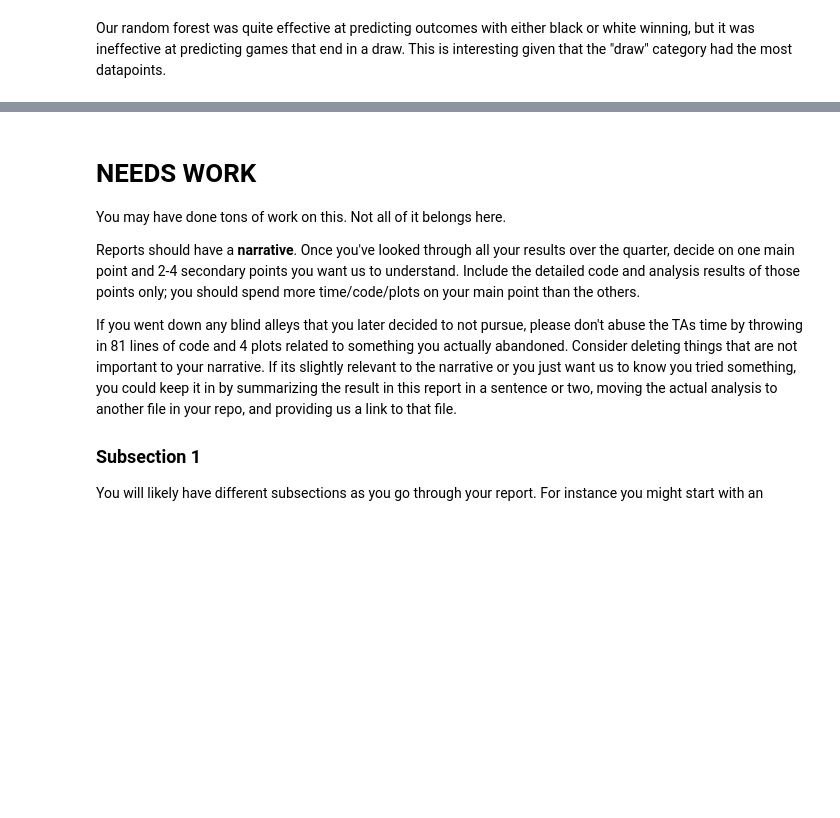
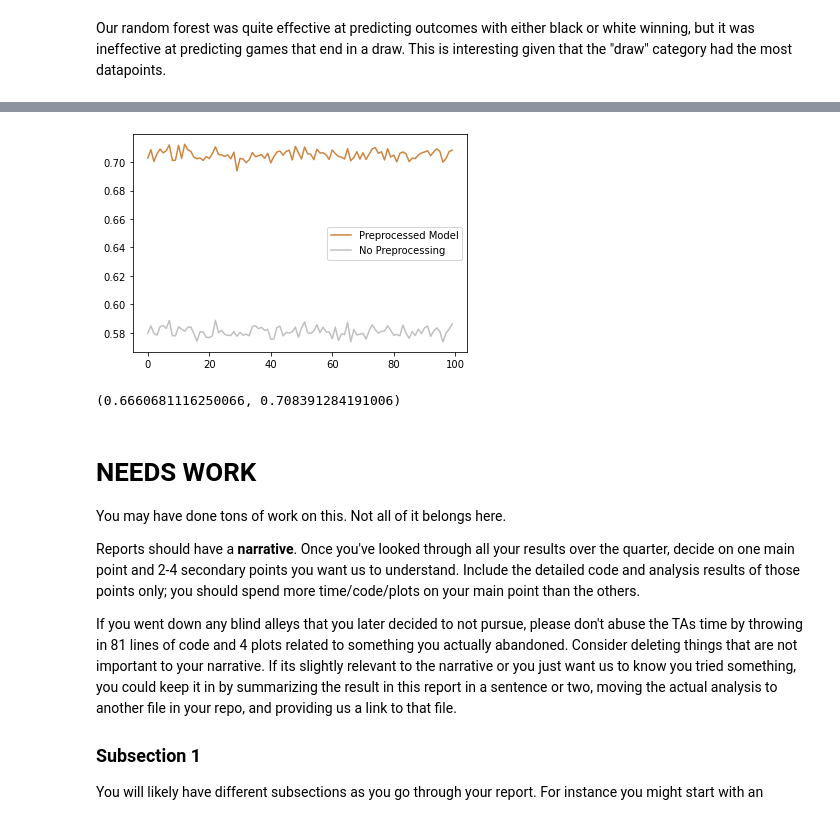
Before and after one commit to COGS118A/Group017-Wi23, a Jupyter notebook: FinalProjectGroup017-Wi23.ipynb, the cells around one changed output, grey strips where cells are left out. Drawn from its saved outputs; the diff is of its cells as text; code cells hidden in the pictures; blank space fills up the shorter version.

```diff
--- a/FinalProjectGroup017-Wi23.ipynb
+++ b/FinalProjectGroup017-Wi23.ipynb
@@ -219,0 +239,8 @@ Our random forest was quite effective at predicting outcomes with either black o
+# %%
+X = (df_train.drop(columns=df_train.columns[df_train.columns.str.contains('A_') +
+                                            df_train.columns.str.contains('B_') +
+                                            df_train.columns.str.contains('C_')])
+    )
+y = cleaned['Result']
+
+X_train, X_test, y_train, y_test = train_test_split(X, y, random_state=42)
@@ -220,3 +304,23 @@ Our random forest was quite effective at predicting outcomes with either black o
+# %%
+plain = []
+preproc = []
+
+for i in range(100):
+    X_train, X_test, y_train, y_test = train_test_split(X, y, test_size=0.5)
+    plain.append(pl_plain.score(X_test, y_test))
+    preproc.append(pl.score(X_test, y_test))
+# %%
+plt.plot(preproc, label = "Preprocessed Model", color='peru')
+plt.plot(plain, label = "No Preprocessing", color='silver')
+plt.legend()
+plt.show()
+# %% [output]
+[figure, added]
+# %%
+y_pred = pl.predict(X_test)
+f1_score(y_test, y_pred, average='macro'), pl.score(X_test, y_test)
+# %% [output]
+(0.6660681116250066, 0.708391284191006)
 # %% [markdown]
 # __NEEDS WORK__
 You may have done tons of work on this. Not all of it belongs here.
```
Also changed, not shown: parts of 5 cells of this notebook.
